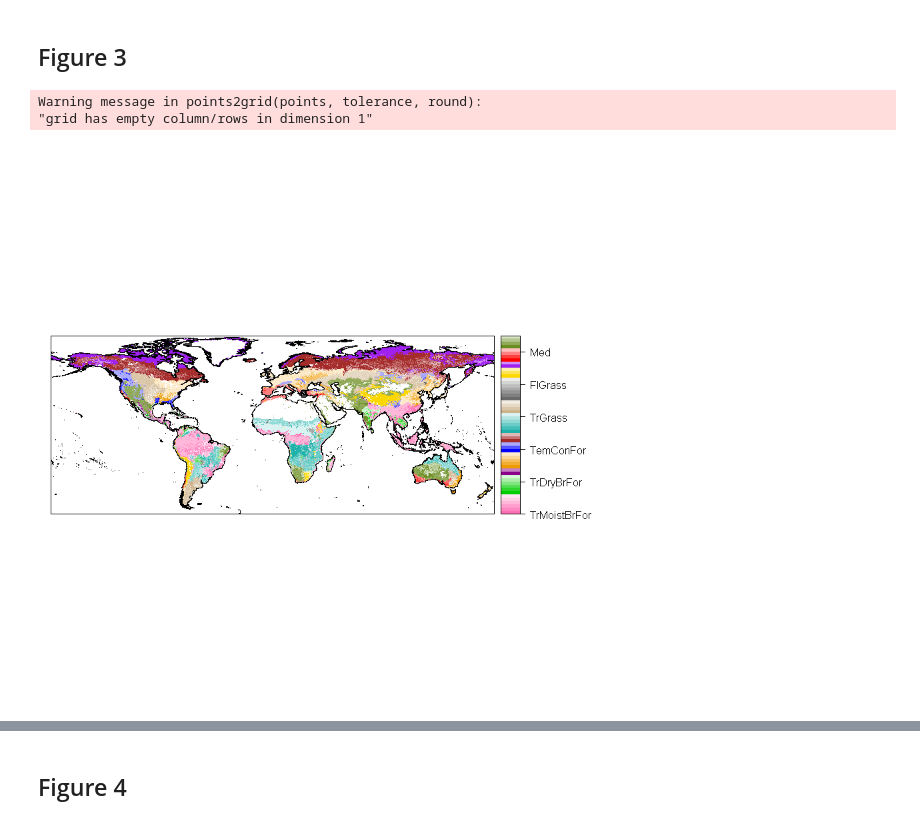
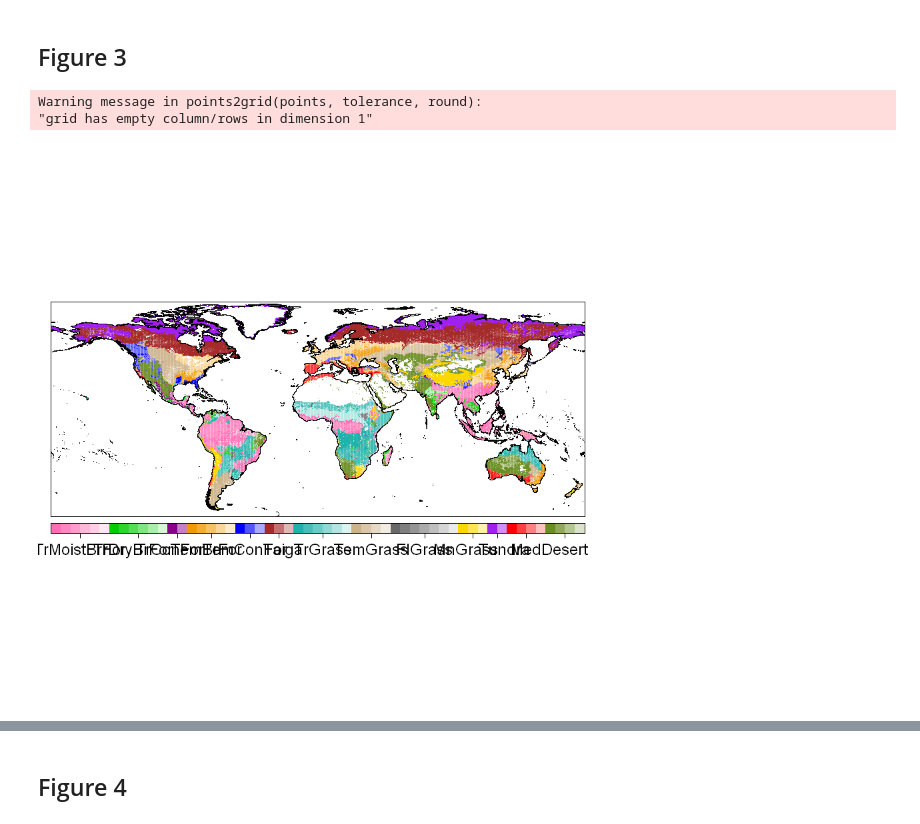
Before and after one commit to MarcosVM98/TFM, a Jupyter notebook: notebooks/Figures.ipynb, the cells around one changed output, grey strips where cells are left out. Cells and saved outputs as stored; diff of their text form; code cells hidden in the pictures.

Commit message:
Change the line width of the layout and improve the legend of Figure 3

```diff
--- a/notebooks/Figures.ipynb
+++ b/notebooks/Figures.ipynb
@@ -132,7 +132,7 @@ arg.list <- list(col.regions = colorRampPalette(brewer.pal(9, 'YlOrRd'))(44), at
 df1 <- cbind.data.frame(masked_coords, apply(log10(masked_ba_series + 1), 2, mean))
 coordinates(df1) <- c(1,2)
 gridded(df1) <- TRUE
-arg.list[["sp.layout"]] <- list("sp.lines", coast.lines)
+arg.list[["sp.layout"]] <- list("sp.lines", coast.lines, lwd = 0.5)
 arg.list[["obj"]] <- df1
 arg.list[["ylim"]] <- c(-90,90)
 arg.list[["xlim"]] <- c(-180,180)
@@ -160,7 +160,7 @@ v[which(v > 13)] <- NA
 df1 <- cbind.data.frame(masked_coords, v)
 coordinates(df1) <- c(1,2)
 gridded(df1) <- TRUE
-arg.list[["sp.layout"]] <- list("sp.lines", coast.lines)
+arg.list[["sp.layout"]] <- list("sp.lines", coast.lines, lwd = 0.5)
 arg.list[["obj"]] <- df1
 arg.list[["ylim"]] <- c(-90,90)
 arg.list[["xlim"]] <- c(-180,180)
@@ -283,32 +283,37 @@ for (biome in 1:13){
     }
 }
 # %%
-#pdf(file="Figures/Figure3.pdf")
+v = c('TrMoistBrFor', 'TrDryBrFor  ', 'TrConFor   ', 'TemBrFor  ', 'TemConFor  ', '  Taiga', 'TrGrass', 'TemGrass', 'FlGrass',
+      'MnGrass   ', '   Tundra', 'Med', 'Desert')
+
+#pdf(file="Figures/Figure3.pdf", height = 10, width = 14)
 
 arg.list <- list(col.regions = colors.def[1:55],
                  at = seq(0,55,1),
-                 colorkey = list(labels = list(labels = legend.biomes$Label[c(1,2,5,7,9,12)])))
+                 colorkey = list(space = "bottom", width = 1, labels = list(cex = 1.2, labels = v,
+                                                                             at = c(3,9,13,16.5,20.5,23.5,28,33,38.5,43.5,46,49,53))))
+                 #colorkey = list(space = "bottom", width = .8, labels = list(cex = 0.57, labels = v, at = seq(.5, 54.5, 1))))
 
 v <- rep(NA, nrow(df_masked))
 for (biome in 1:13){
     v[which(fireSeason_def_2$BIOME == biome)] <- fireSeason_def_2$bi.cl[which(fireSeason_def_2$BIOME == biome)]
 }
 
 df1 <- cbind.data.frame(masked_coords, v)
 coordinates(df1) <- c(1,2)
 gridded(df1) <- TRUE
-#arg.list[['key']] <- list(labels = list(at = c(1, 2, 14, 16), labels = c("Med", "TrBrForest", "a", "b"), cex = .5))
-arg.list[["sp.layout"]] <- list("sp.lines", coast.lines)
+
+arg.list[["sp.layout"]] <- list("sp.lines", coast.lines, lwd = 0.5)
 arg.list[["obj"]] <- df1
 arg.list[["ylim"]] <-  c(-60,85)
 arg.list[["xlim"]] <- c(-180,180)
 do.call("spplot", arg.list) %>% print()
 
 #dev.off()
 # %% [output]
 Warning message in points2grid(points, tolerance, round):
 "grid has empty column/rows in dimension 1"
-[figure, old version]
+[figure, new version]
 # %%
 # clusters for each biome
 
```
Also changed, not shown: parts of 11 cells of this notebook, 22 other files.
